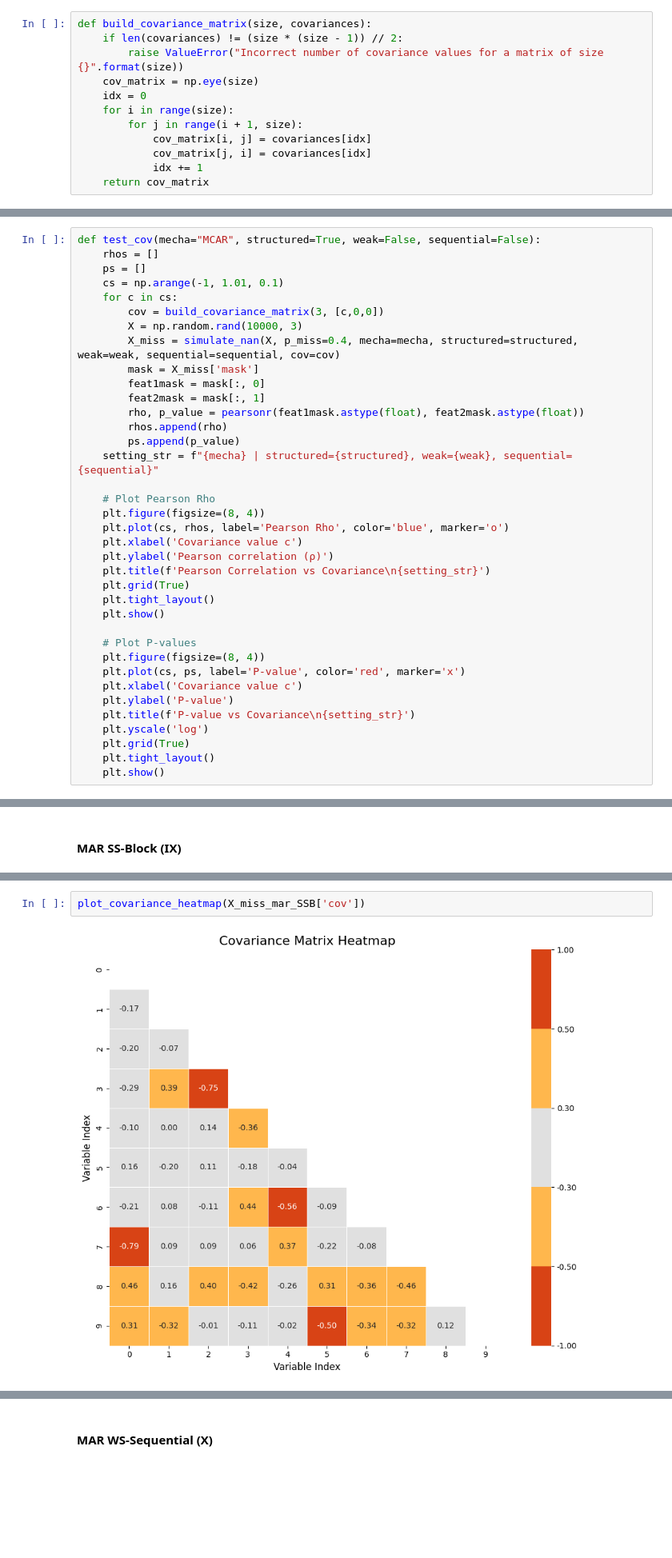
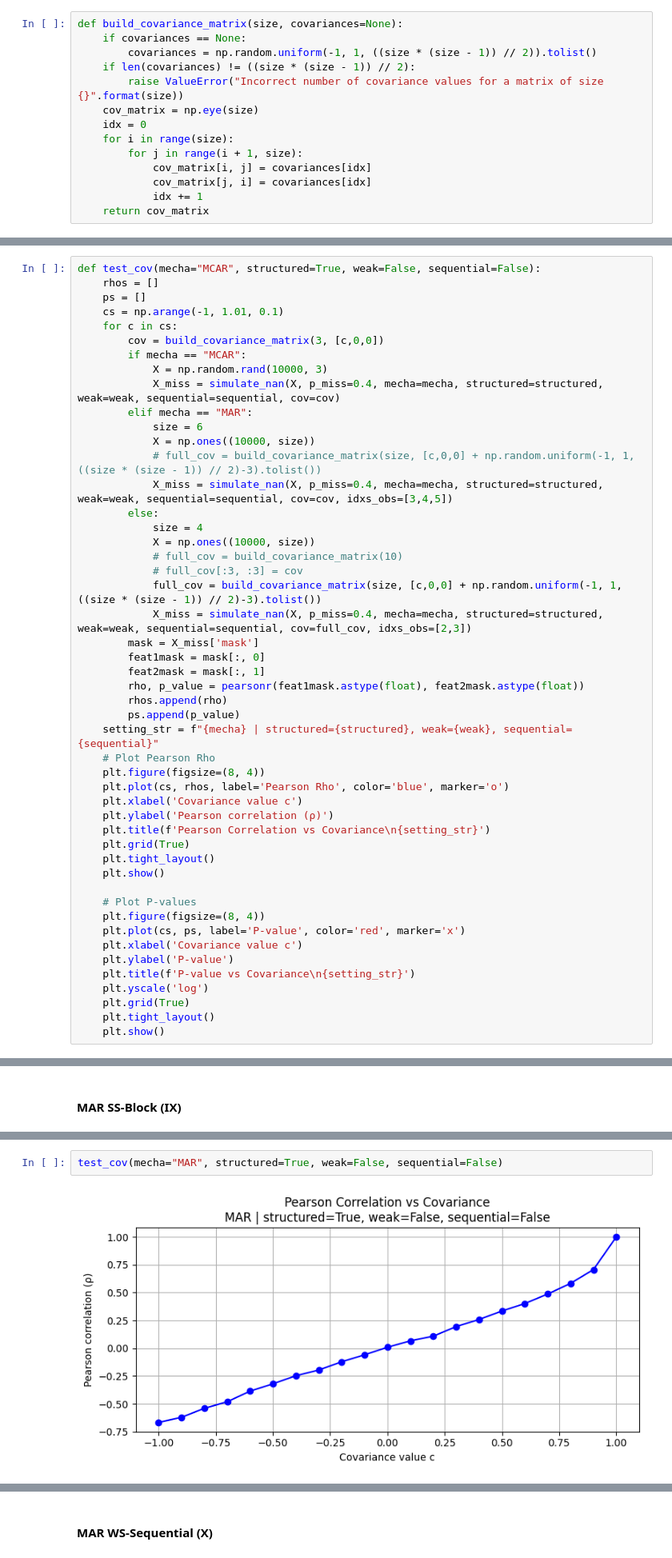
Before and after one commit to arvindkalyan/structured_missingness, a Jupyter notebook: test_coeffs.ipynb, the cells around one changed output, grey strips where cells are left out. Shown at 80% size. Drawn from its saved outputs; the diff is of its cells as text; blank space fills up the shorter version.

```diff
--- a/test_coeffs.ipynb
+++ b/test_coeffs.ipynb
@@ -16,8 +16,10 @@ np.random.seed(1)
 The autoreload extension is already loaded. To reload it, use:
   %reload_ext autoreload
 # %%
-def build_covariance_matrix(size, covariances):
-    if len(covariances) != (size * (size - 1)) // 2:
+def build_covariance_matrix(size, covariances=None):
+    if covariances == None:
+        covariances = np.random.uniform(-1, 1, ((size * (size - 1)) // 2)).tolist()
+    if len(covariances) != ((size * (size - 1)) // 2):
         raise ValueError("Incorrect number of covariance values for a matrix of size {}".format(size))
     cov_matrix = np.eye(size)
     idx = 0
@@ -278,8 +280,21 @@ def test_cov(mecha="MCAR", structured=True, weak=False, sequential=False):
     cs = np.arange(-1, 1.01, 0.1)
     for c in cs:
         cov = build_covariance_matrix(3, [c,0,0])
-        X = np.random.rand(10000, 3)
-        X_miss = simulate_nan(X, p_miss=0.4, mecha=mecha, structured=structured, weak=weak, sequential=sequential, cov=cov)
+        if mecha == "MCAR":
+            X = np.random.rand(10000, 3)
+            X_miss = simulate_nan(X, p_miss=0.4, mecha=mecha, structured=structured, weak=weak, sequential=sequential, cov=cov)
+        elif mecha == "MAR":
+            size = 6
+            X = np.ones((10000, size))
+            # full_cov = build_covariance_matrix(size, [c,0,0] + np.random.uniform(-1, 1, ((size * (size - 1)) // 2)-3).tolist())
+            X_miss = simulate_nan(X, p_miss=0.4, mecha=mecha, structured=structured, weak=weak, sequential=sequential, cov=cov, idxs_obs=[3,4,5])
+        else:
+            size = 4
+            X = np.ones((10000, size))
+            # full_cov = build_covariance_matrix(10)
+            # full_cov[:3, :3] = cov
+            full_cov = build_covariance_matrix(size, [c,0,0] + np.random.uniform(-1, 1, ((size * (size - 1)) // 2)-3).tolist())
+            X_miss = simulate_nan(X, p_miss=0.4, mecha=mecha, structured=structured, weak=weak, sequential=sequential, cov=full_cov, idxs_obs=[2,3])
         mask = X_miss['mask']
         feat1mask = mask[:, 0]
         feat2mask = mask[:, 1]
@@ -287,7 +302,6 @@ def test_cov(mecha="MCAR", structured=True, weak=False, sequential=False):
         rhos.append(rho)
         ps.append(p_value)
     setting_str = f"{mecha} | structured={structured}, weak={weak}, sequential={sequential}"
-
     # Plot Pearson Rho
     plt.figure(figsize=(8, 4))
     plt.plot(cs, rhos, label='Pearson Rho', color='blue', marker='o')
@@ -524,4 +542,4 @@ Percentage of generated missing values:  20.0  %
 # %%
-plot_covariance_heatmap(X_miss_mar_SSB['cov'])
+test_cov(mecha="MAR", structured=True, weak=False, sequential=False)
 # %% [output]
-[figure, old version]
+[figure, new version]
```
Also changed, not shown: parts of 42 cells of this notebook, 2 other files.
